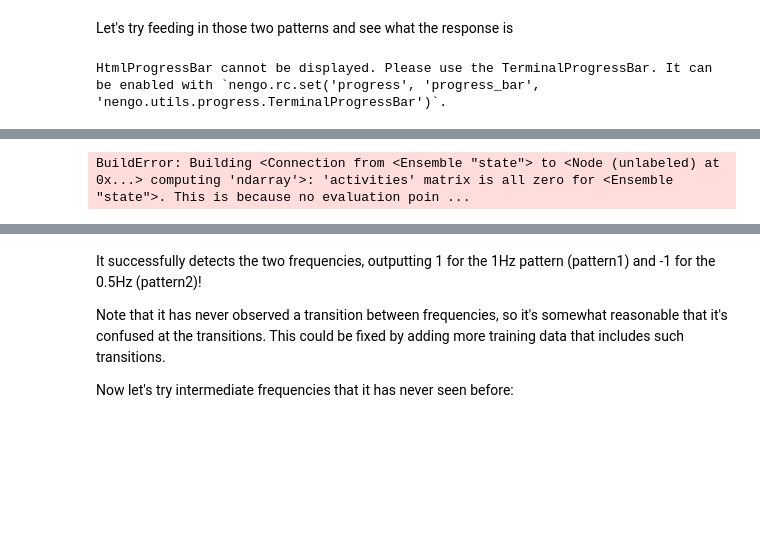
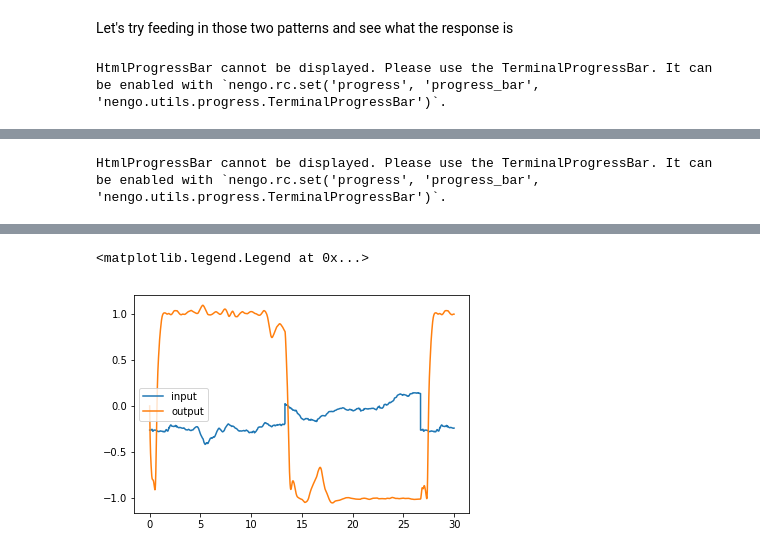
Before and after one commit to maddybartlett/NEN001, a Jupyter notebook: PatternInterpolation.ipynb, the cells around one changed output, grey strips where cells are left out. Saved outputs shown, nothing was run; the diff lists cells and outputs as text; code cells hidden in the pictures; blank space fills up the shorter version.

```diff
--- a/PatternInterpolation.ipynb
+++ b/PatternInterpolation.ipynb
@@ -25,10 +42,12 @@ plt.show()
 # %% [markdown]
 Now let's create a network that represents a rolling window in time (Aaron's "delay network"). The process determines what sort of pattern the network will be optimized for -- here we just go with white noise of a maximum of 3Hz.  theta determines how big the rolling window is -- here we use 0.5 seconds.
 # %%
+theta = 1.0
+
 net = nengo.Network()
 with net:
-    process = nengo.processes.WhiteSignal(period=100., high=3., y0=0)
-    rw = nengolib.networks.RollingWindow(theta=0.5, n_neurons=3000, process=process, neuron_type=nengo.LIFRate(tau_rc=0.02, tau_ref=0.002, amplitude=1))
+    process = nengo.processes.WhiteSignal(period=100., high=3.0, y0=0)
+    rw = nengolib.networks.RollingWindow(theta=theta, n_neurons=3000, process=process, neuron_type=nengo.LIFRate(tau_rc=0.02, tau_ref=0.002, amplitude=1))
 # %% [output]
 C:\Users\mbartlett2\AppData\Local\Continuum\anaconda3\lib\site-packages\scipy\signal\filter_design.py:1551: BadCoefficients: Badly conditioned filter coefficients (numerator): the results may be meani ...
   "results may be meaningless", BadCoefficients)
@@ -37,15 +56,19 @@ Now we need to create the training data for decoding out of the rolling window.
 
 The target array is the desired output value for each of the slices of the pattern in eval_points. We'll use 1 for pattern1 and -1 for pattern2.
 # %%
-s_window = 2
+s_window = int(theta/dt)
+s_pattern = min(len(p1), len(p2))
 
 t_window = np.linspace(0, 1, s_window)
 inv_basis = rw.inverse_basis(t_window)
 
-eval_points = []
+eval_points=[]
 target = []
 for i in range(s_pattern):
-    eval_points.append(np.dot(inv_basis, np.roll(pattern1, i)[:s_window]))
+    eval_points.append(np.dot(inv_basis, np.roll(p1, i)[:s_window]))
     target.append([1])
-    eval_points.append(np.dot(inv_basis, np.roll(pattern2, i)[:s_window]))
+    eval_points.append(np.dot(inv_basis, np.roll(p2, i)[:s_window]))
     target.append([-1])
+
+eval_points = np.array(eval_points)
+print(eval_points.shape)
@@ -55,21 +80,23 @@ Now we can create a connection optimized to do this decoding
 with net:
     result = nengo.Node(None, size_in=1)
     nengo.Connection(rw.state, result,
-                     eval_points=eval_points, scale_eval_points=False,
+                     eval_points=eval_points, scale_eval_points=True,
                      function=target, synapse=0.1)
 # %% [markdown]
 Let's try feeding in those two patterns and see what the response is
 # %%
+p_all = np.hstack([p1, p2])
+
 model = nengo.Network()
 model.networks.append(net)
 with model:
-    stim = nengo.Node(nengo.processes.PresentInput(pattern1, presentation_time=0.001))
+    stim = nengo.Node(nengo.processes.PresentInput(p_all, presentation_time=0.001))
     nengo.Connection(stim, rw.input, synapse=None)
 
     p_result = nengo.Probe(result)
     p_stim = nengo.Probe(stim)
 sim = nengo.Simulator(model)
-sim.run(10)
+sim.run(30)
 
 plt.plot(sim.trange(), sim.data[p_stim], label='input')
 plt.plot(sim.trange(), sim.data[p_result], label='output')
@@ -77,4 +104,4 @@ plt.legend(loc='best')
 # %% [output]
 HtmlProgressBar cannot be displayed. Please use the TerminalProgressBar. It can be enabled with `nengo.rc.set('progress', 'progress_bar', 'nengo.utils.progress.TerminalProgressBar')`.
 [interactive output not drawn]
-BuildError: Building <Connection from <Ensemble "state"> to <Node (unlabeled) at 0x...> computing 'ndarray'>: 'activities' matrix is all zero for <Ensemble "state">. This is because no evaluation poin ...
+HtmlProgressBar cannot be displayed. Please use the TerminalProgressBar. It can be enabled with `nengo.rc.set('progress', 'progress_bar', 'nengo.utils.progress.TerminalProgressBar')`.
@@ -81,6 +109,2 @@ BuildError: Building <Connection from <Ensemble "state"> to <Node (unlabeled) at
+<matplotlib.legend.Legend at 0x...>
+[figure, added]
-# %% [markdown]
-It successfully detects the two frequencies, outputting 1 for the 1Hz pattern (pattern1) and -1 for the 0.5Hz (pattern2)!
-
-Note that it has never observed a transition between frequencies, so it's somewhat reasonable that it's confused at the transitions. This could be fixed by adding more training data that includes such transitions.
-
-Now let's try intermediate frequencies that it has never seen before:
```
Also changed, not shown: parts of 8 cells of this notebook.
